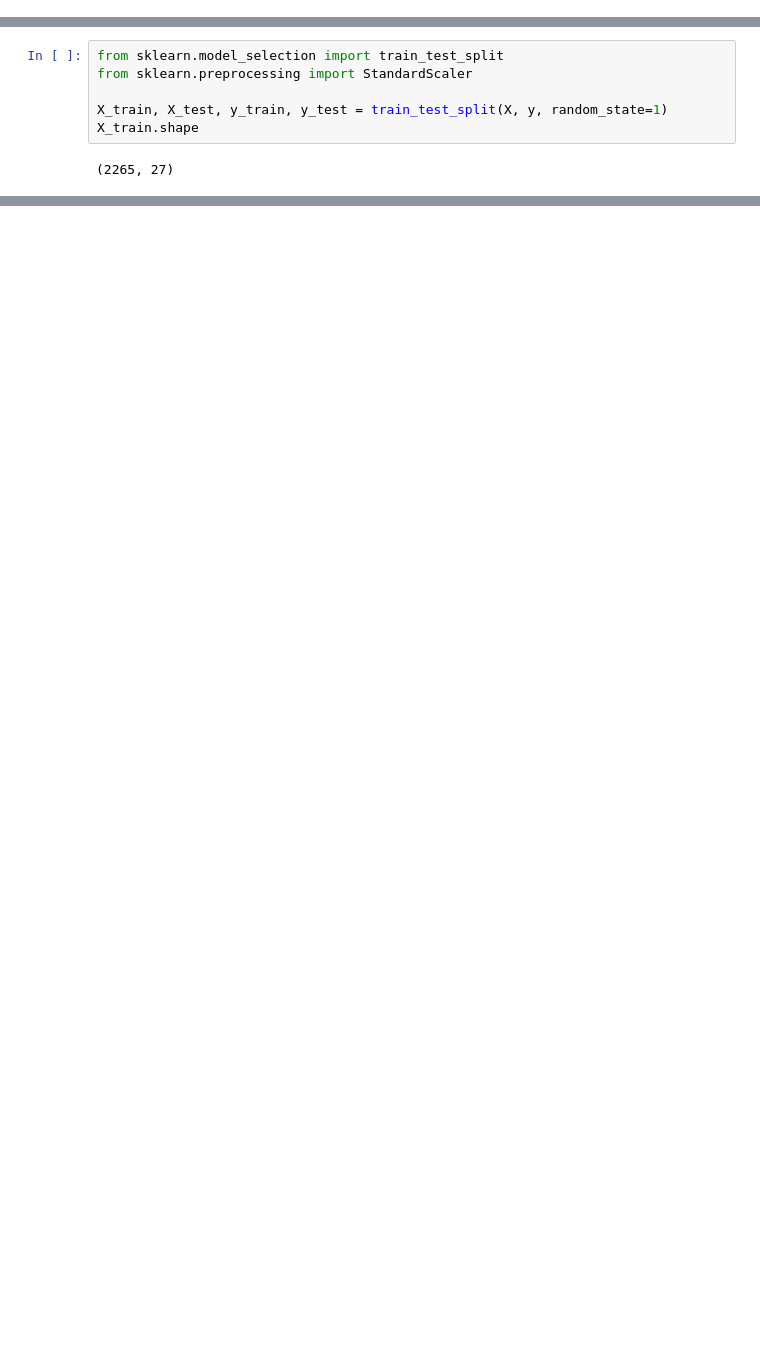
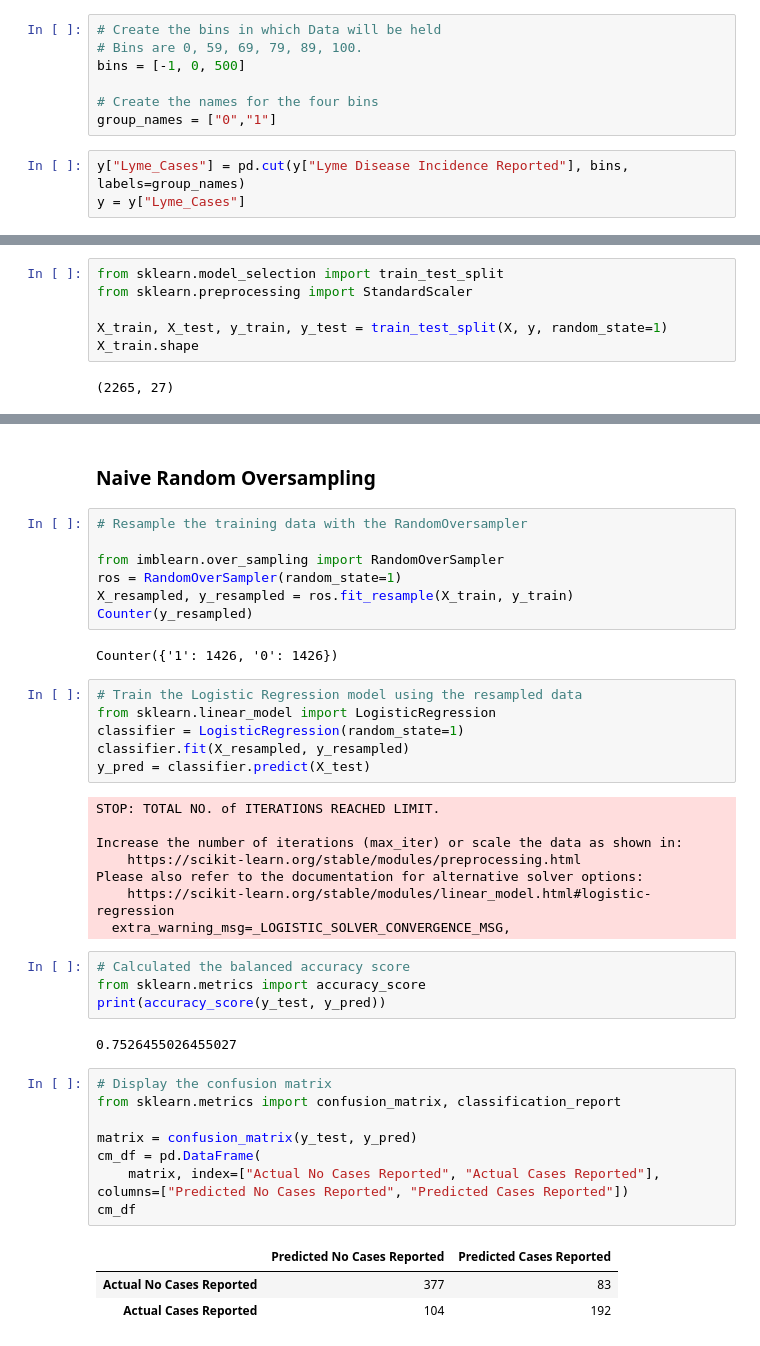
Before and after one commit to Tsoggy/Lyme_Disease, a Jupyter notebook: Lyme_ML_model.ipynb, the cells around one changed output, grey strips where cells are left out. Cells and saved outputs as stored; diff of their text form; blank space fills up the shorter version.

```diff
--- a/Lyme_ML_model.ipynb
+++ b/Lyme_ML_model.ipynb
@@ -157,3 +135,13 @@ Lyme Disease Incidence Reported
 121.0                                 1
 470.0                                 1
 Length: 169, dtype: int64
+# %%
+# Create the bins in which Data will be held
+# Bins are 0, 59, 69, 79, 89, 100.
+bins = [-1, 0, 500]
+
+# Create the names for the four bins
+group_names = ["0","1"]
+# %%
+y["Lyme_Cases"] = pd.cut(y["Lyme Disease Incidence Reported"], bins, labels=group_names)
+y = y["Lyme_Cases"]
@@ -167,0 +174,43 @@ X_train.shape
+# %% [markdown]
+### Naive Random Oversampling
+# %%
+# Resample the training data with the RandomOversampler
+
+from imblearn.over_sampling import RandomOverSampler
+ros = RandomOverSampler(random_state=1)
+X_resampled, y_resampled = ros.fit_resample(X_train, y_train)
+Counter(y_resampled)
+# %% [output]
+Counter({'1': 1426, '0': 1426})
+# %%
+# Train the Logistic Regression model using the resampled data
+from sklearn.linear_model import LogisticRegression
+classifier = LogisticRegression(random_state=1)
+classifier.fit(X_resampled, y_resampled)
+y_pred = classifier.predict(X_test)
+# %% [output]
+STOP: TOTAL NO. of ITERATIONS REACHED LIMIT.
+
+Increase the number of iterations (max_iter) or scale the data as shown in:
+    https://scikit-learn.org/stable/modules/preprocessing.html
+Please also refer to the documentation for alternative solver options:
+    https://scikit-learn.org/stable/modules/linear_model.html#logistic-regression
+  extra_warning_msg=_LOGISTIC_SOLVER_CONVERGENCE_MSG,
+# %%
+# Calculated the balanced accuracy score
+from sklearn.metrics import accuracy_score
+print(accuracy_score(y_test, y_pred))
+# %% [output]
+0.7526455026455027
+# %%
+# Display the confusion matrix
+from sklearn.metrics import confusion_matrix, classification_report
+
+matrix = confusion_matrix(y_test, y_pred)
+cm_df = pd.DataFrame(
+    matrix, index=["Actual No Cases Reported", "Actual Cases Reported"], columns=["Predicted No Cases Reported", "Predicted Cases Reported"])
+cm_df
+# %% [output]
+|  | Predicted No Cases Reported | Predicted Cases Reported |
+| Actual No Cases Reported | 377 | 83 |
+| Actual Cases Reported | 104 | 192 |
```
Also changed, not shown: parts of 26 cells of this notebook, 1 other file.
